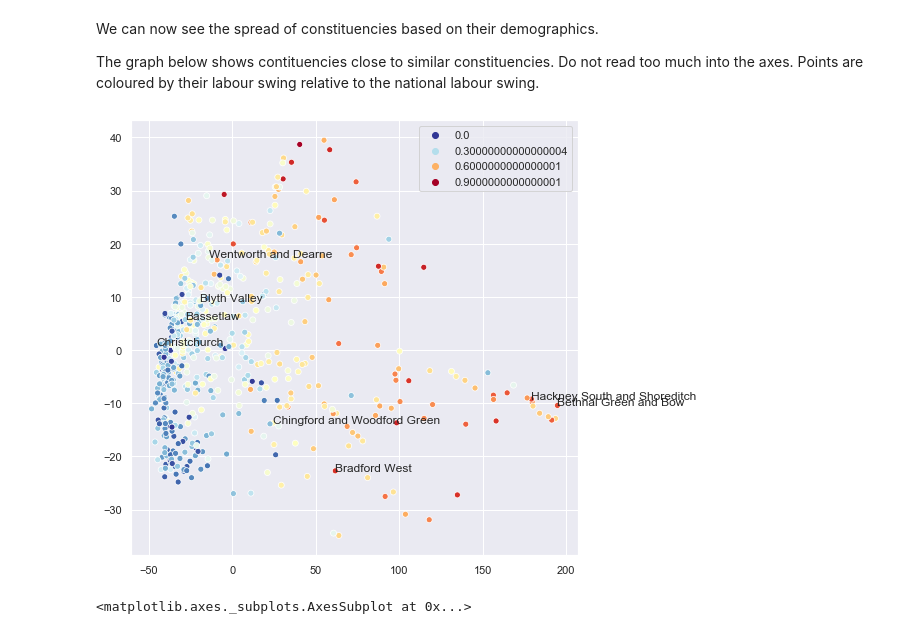
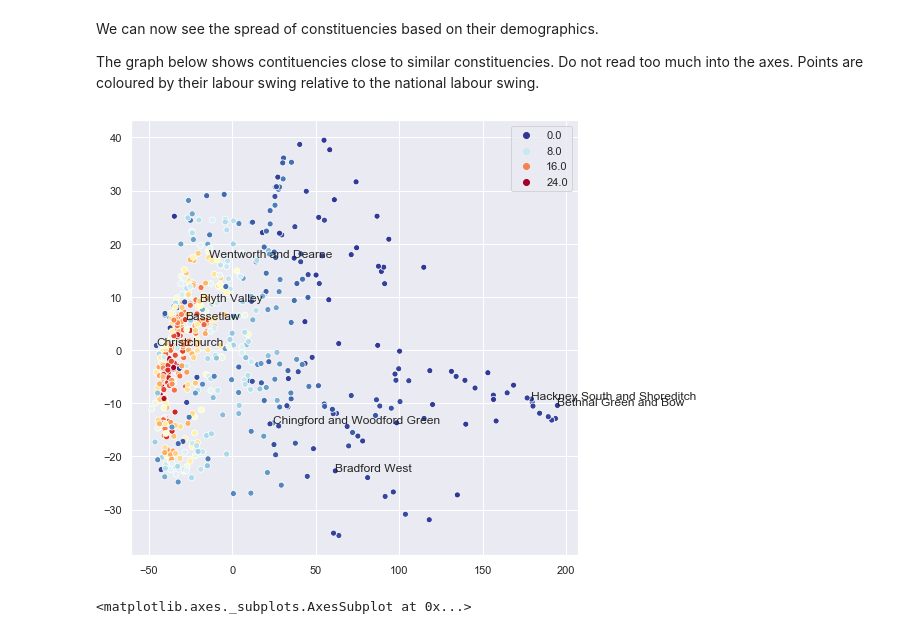
Before and after one commit to velocirobbie/labour-campaigns, a Jupyter notebook: cutoff_compare.ipynb, the cells around one changed output. Cells and saved outputs as stored; diff of their text form; code cells hidden in the pictures.

```diff
--- a/cutoff_compare.ipynb
+++ b/cutoff_compare.ipynb
@@ -114,23 +114,25 @@ The graph below shows contituencies close to similar constituencies. Do not read
 # %%
 from sklearn.manifold import Isomap
 embedding = Isomap(n_components=2)
 
 X_transformed = embedding.fit_transform(demographic_data)
 x = pd.Series(X_transformed[:,0])
 y = pd.Series(X_transformed[:,1])
 
 plt.figure(figsize=(8,8))
-#hues = list(scores['uns']-0.079)
-hues = list(scores['base'])
+hues = np.array(marginals.loc[constits_id])
+hues = np.array(scores['uns']-0.079) - 0.079
+#hues = list(scores['base'])
+hues = np.array(local_density['density'])
 ax = sns.scatterplot(x=x,y=y,hue=hues, palette='RdYlBu_r')
 
 for constit in ['Bethnal Green and Bow', 'Hackney South and Shoreditch','Christchurch',
-                'Bradford West','Bassetlaw','Wentworth and Dearne','Blyth Valley','Chingford and Woodford Green']:
+               'Bradford West','Bassetlaw','Wentworth and Dearne','Blyth Valley','Chingford and Woodford Green']:
     ax.text(x[name_to_index[constit]],
             y[name_to_index[constit]],
-            constit)
+                        constit)
 # %% [output]
-[figure, old version]
+[figure, new version]
 # %%
 #from sklearn.decomposition import PCA
 #from sklearn import preprocessing
```
Also changed, not shown: parts of 24 cells of this notebook, 1 other file.
